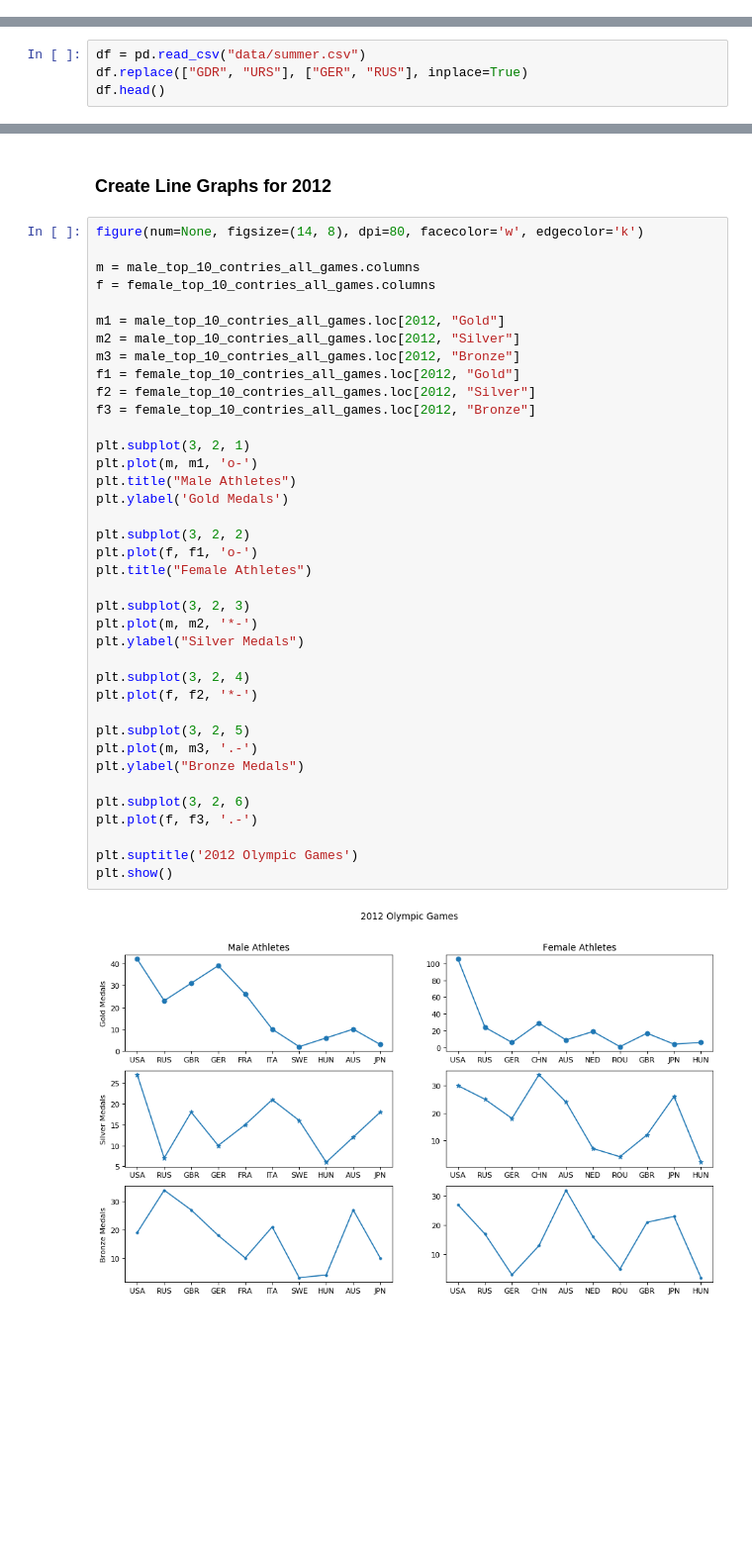
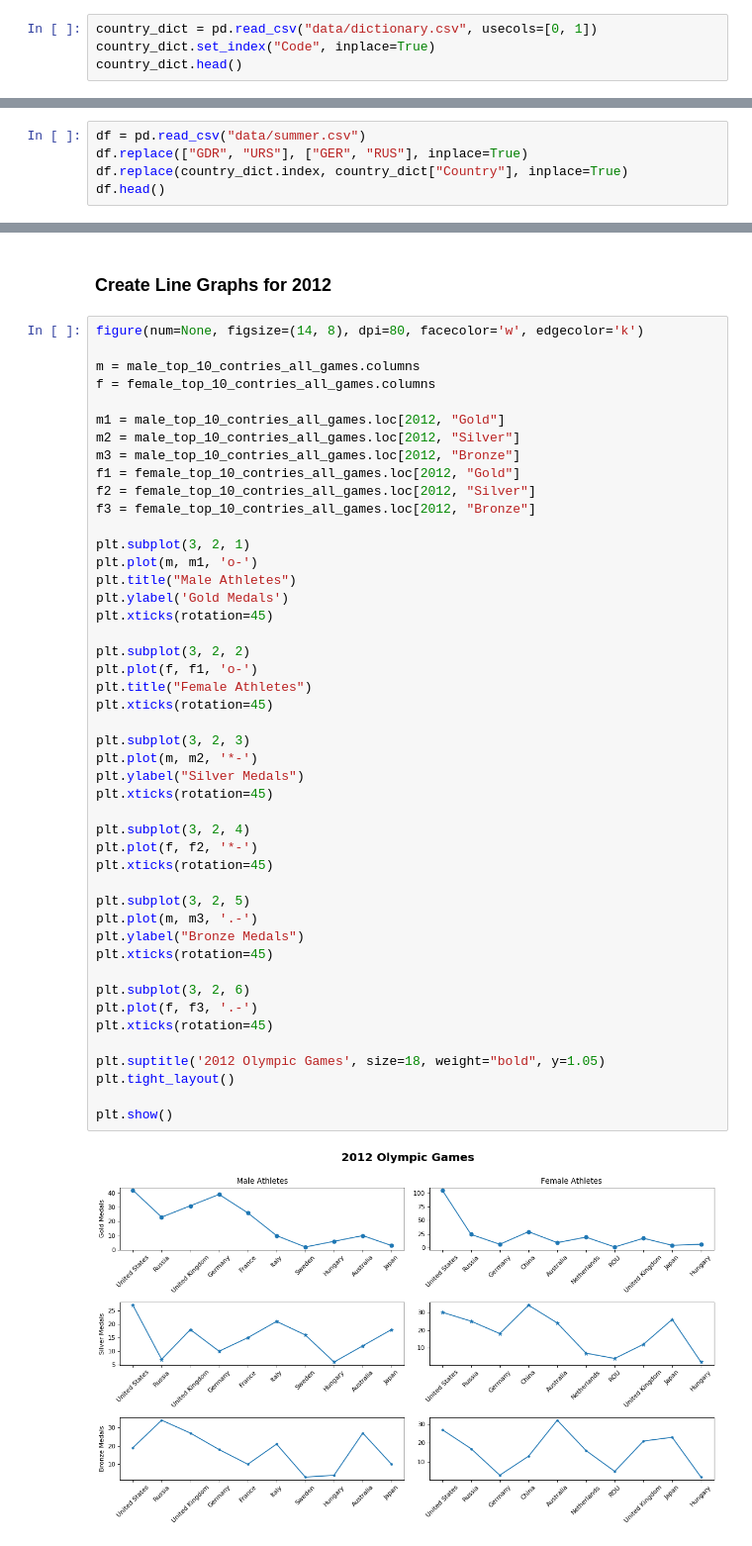
Before and after one commit to pybites/challenges, a Jupyter notebook: 57/clamytoe/Olympics - clamytoe.ipynb, the cells around one changed output, grey strips where cells are left out. Shown at 99% size. Drawn from its saved outputs; the diff is of its cells as text; blank space fills up the shorter version.

Commit message:
Mapped country codes to actual names and adjusted the subplots to display better

```diff
--- a/57/clamytoe/Olympics - clamytoe.ipynb
+++ b/57/clamytoe/Olympics - clamytoe.ipynb
@@ -39,0 +42,4 @@ import matplotlib.pyplot as plt
+# %%
+country_dict = pd.read_csv("data/dictionary.csv", usecols=[0, 1])
+country_dict.set_index("Code", inplace=True)
+country_dict.head()
@@ -42,6 +56,7 @@ import matplotlib.pyplot as plt
 # %%
 df = pd.read_csv("data/summer.csv")
 df.replace(["GDR", "URS"], ["GER", "RUS"], inplace=True)
+df.replace(country_dict.index, country_dict["Country"], inplace=True)
 df.head()
 # %% [output]
 |  | Year | City | Sport | Discipline | Athlete | Country | Gender | Event | Medal |
@@ -137,32 +182,40 @@ m2 = male_top_10_contries_all_games.loc[2012, "Silver"]
 m3 = male_top_10_contries_all_games.loc[2012, "Bronze"]
 f1 = female_top_10_contries_all_games.loc[2012, "Gold"]
 f2 = female_top_10_contries_all_games.loc[2012, "Silver"]
 f3 = female_top_10_contries_all_games.loc[2012, "Bronze"]
 
 plt.subplot(3, 2, 1)
 plt.plot(m, m1, 'o-')
 plt.title("Male Athletes")
 plt.ylabel('Gold Medals')
+plt.xticks(rotation=45)
 
 plt.subplot(3, 2, 2)
 plt.plot(f, f1, 'o-')
 plt.title("Female Athletes")
+plt.xticks(rotation=45)
 
 plt.subplot(3, 2, 3)
 plt.plot(m, m2, '*-')
 plt.ylabel("Silver Medals")
+plt.xticks(rotation=45)
 
 plt.subplot(3, 2, 4)
 plt.plot(f, f2, '*-')
+plt.xticks(rotation=45)
 
 plt.subplot(3, 2, 5)
 plt.plot(m, m3, '.-')
 plt.ylabel("Bronze Medals")
+plt.xticks(rotation=45)
 
 plt.subplot(3, 2, 6)
 plt.plot(f, f3, '.-')
+plt.xticks(rotation=45)
 
-plt.suptitle('2012 Olympic Games')
+plt.suptitle('2012 Olympic Games', size=18, weight="bold", y=1.05)
+plt.tight_layout()
+
 plt.show()
 # %% [output]
-[figure, old version]
+[figure, new version]
```
Also changed, not shown: parts of 7 cells of this notebook.
